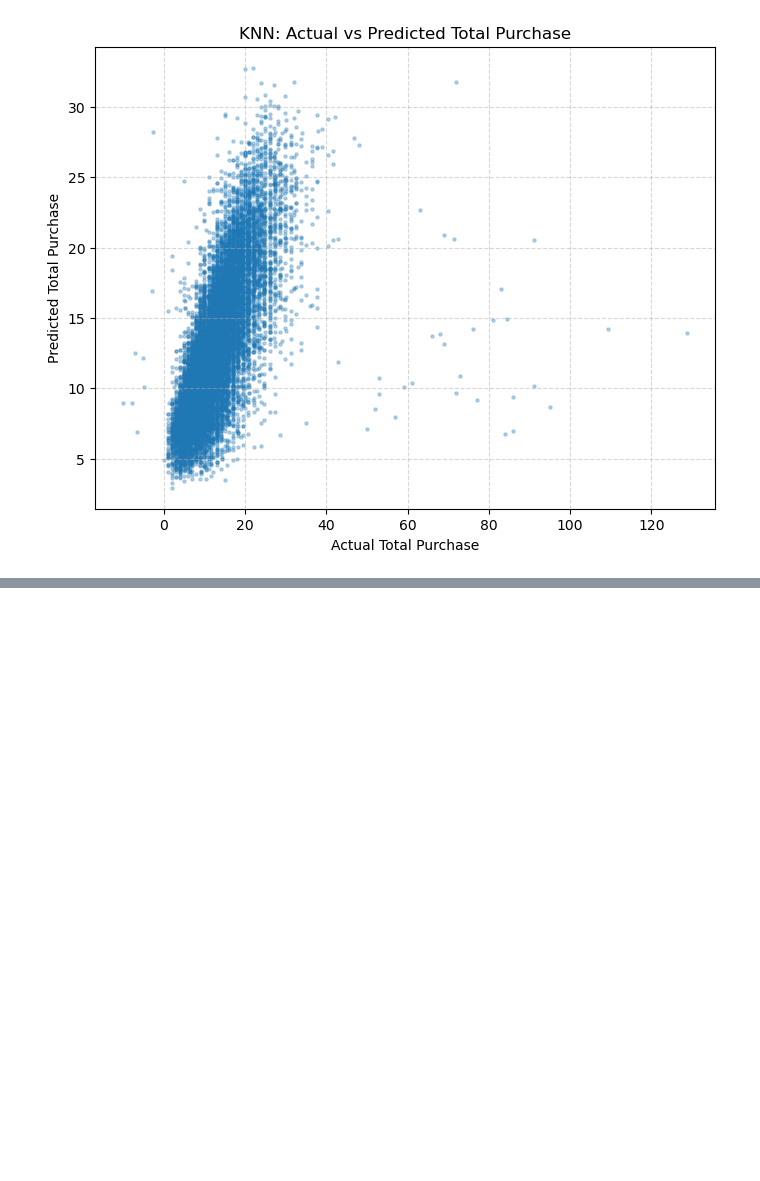
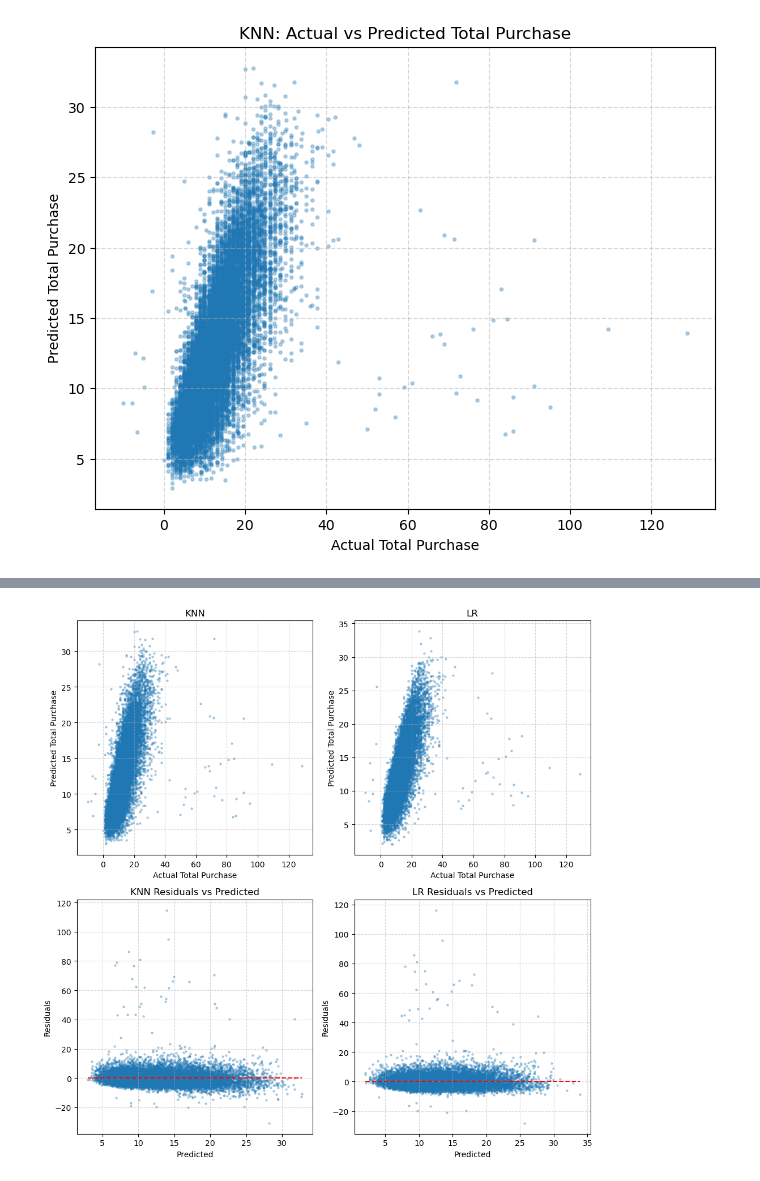
Before and after one commit to amychen70/ecommerce_analysis, a Jupyter notebook: machine_learning.ipynb, the cells around one changed output, grey strips where cells are left out. Saved outputs shown, nothing was run; the diff lists cells and outputs as text; code cells hidden in the pictures; blank space fills up the shorter version.

```diff
--- a/machine_learning.ipynb
+++ b/machine_learning.ipynb
@@ -76,0 +144,43 @@ plt.show
+# %%
+fig, axes = plt.subplots(2, 2, figsize=(10, 10))
+
+# KNN prediction plot
+axes[0, 0].scatter(y_test, y_knn_pred, alpha=0.3, s=5)
+axes[0, 0].set_title("KNN")
+axes[0, 0].set_xlabel('Actual Total Purchase')
+axes[0, 0].set_ylabel('Predicted Total Purchase')
+axes[0, 0].grid(True, linestyle='--', alpha=0.5)
+
+# LR prediction plot
+axes[0, 1].scatter(y_test, y_lr_pred, alpha=0.3, s=5)
+axes[0, 1].set_title("LR")
+axes[0, 1].set_xlabel('Actual Total Purchase')
+axes[0, 1].set_ylabel('Predicted Total Purchase')
+axes[0, 1].grid(True, linestyle='--', alpha=0.5)
+
+#---------Residual----------
+
+#KNN residual plot
+knn_residuals = y_test - y_knn_pred
+axes[1, 0].scatter(y_knn_pred, knn_residuals, alpha=0.3, s=5)
+axes[1, 0].hlines(y=0, xmin=min(y_knn_pred), xmax=max(y_knn_pred), colors='r', linestyles='dashed')
+axes[1, 0].set_xlabel('Predicted')
+axes[1, 0].set_ylabel('Residuals')
+axes[1, 0].set_title('KNN Residuals vs Predicted')
+axes[1, 0].grid(True, linestyle='--', alpha=0.5)
+
+# LR residual plot
+lr_residuals = y_test - y_lr_pred
+axes[1, 1].scatter(y_lr_pred, lr_residuals, alpha=0.3, s=5)
+axes[1, 1].hlines(y=0, xmin=min(y_lr_pred), xmax=max(y_lr_pred), colors='r', linestyles='dashed')
+axes[1, 1].set_xlabel('Predicted')
+axes[1, 1].set_ylabel('Residuals')
+axes[1, 1].set_title('LR Residuals vs Predicted')
+axes[1, 1].grid(True, linestyle='--', alpha=0.5)
+
+
+plt.tight_layout()
+
+plt.show()
+# %% [output]
+[figure, added]
```
Also changed, not shown: parts of 10 cells of this notebook.
